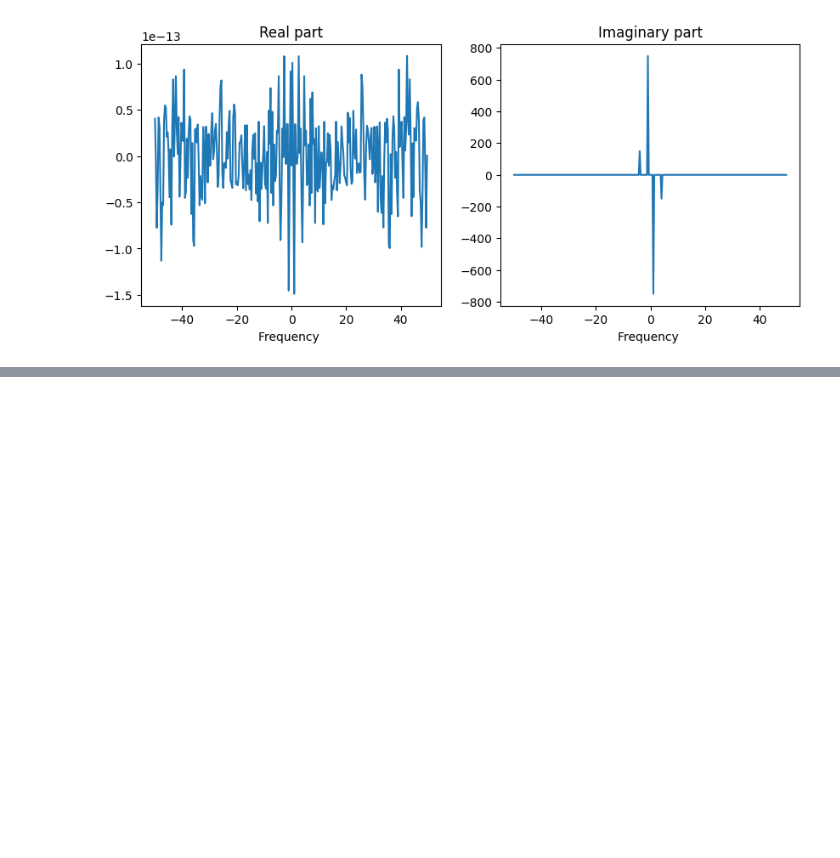
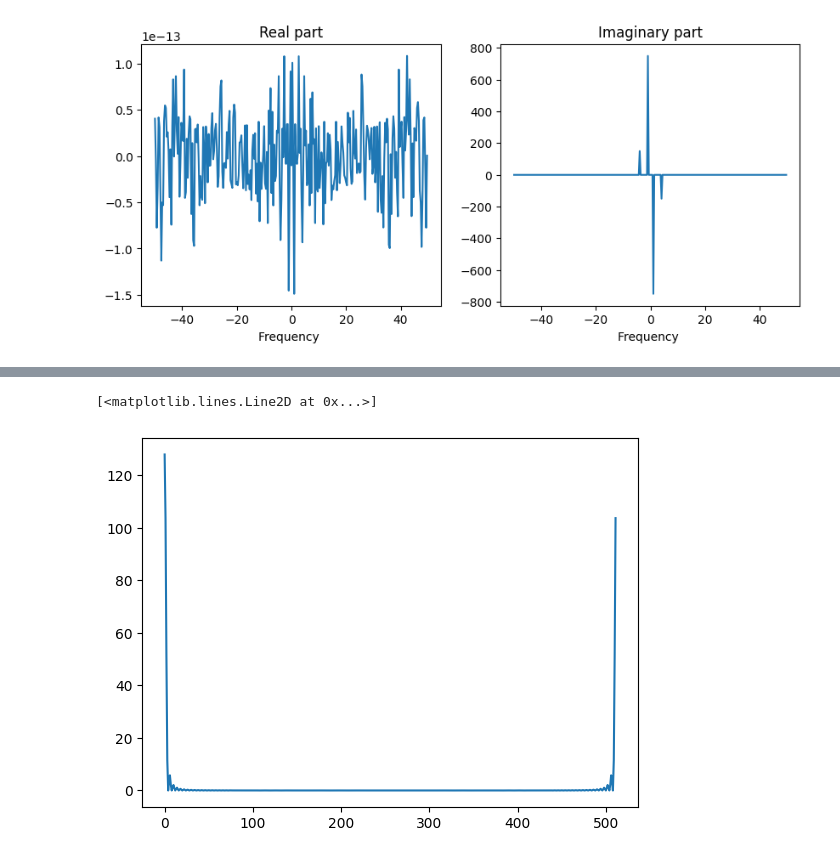
Before and after one commit to Malchio03/FourierTransform-Notebook, a Jupyter notebook: fourier.ipynb, the cells around one changed output, grey strips where cells are left out. Drawn from its saved outputs; the diff is of its cells as text; code cells hidden in the pictures; blank space fills up the shorter version.

```diff
--- a/fourier.ipynb
+++ b/fourier.ipynb
@@ -139,0 +189,5 @@ Text(0.5, 1.0, 'Imaginary part')
+# %%
+plt.plot(np.abs(fft_y))
+# %% [output]
+[<matplotlib.lines.Line2D at 0x...>]
+[figure, added]
```
Also changed, not shown: parts of 13 cells of this notebook.
